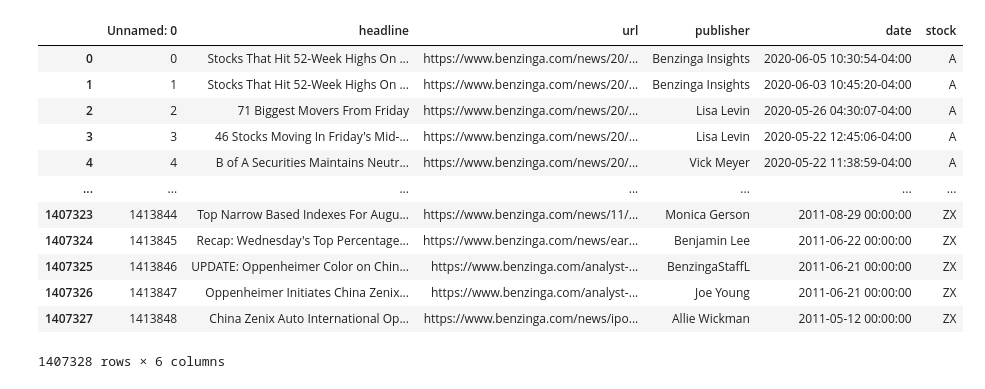
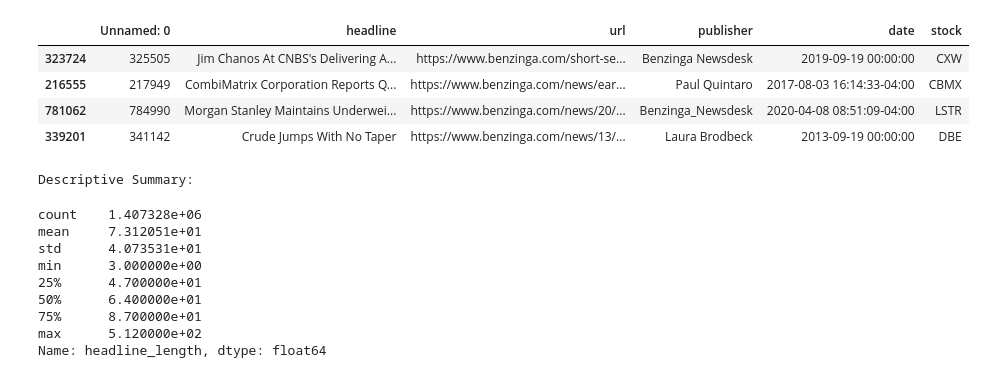
Before and after one commit to Ephrem0001/Financial-News-and-Stock-Price-Integration, a Jupyter notebook: notebooks/raw_analyst_ratings.ipynb, the cells around one changed output. Drawn from its saved outputs; the diff is of its cells as text; code cells hidden in the pictures.

```diff
--- a/notebooks/raw_analyst_ratings.ipynb
+++ b/notebooks/raw_analyst_ratings.ipynb
@@ -50,17 +16,24 @@ import seaborn as sns
 # %%
-df = pd.read_csv(r'C:\Users\ephre\Documents\Financial News and Stock Price Integration\data\raw_analyst_ratings.csv\raw_analyst_ratings.csv')
-df
+df = pd.read_csv(r'C:\Users\ephre\Documents\Financial News and Stock Price Integration\data\raw_analyst_ratings.csv\raw_analyst_ratings.csv', parse_dates=['date'])
+df.sample(4)
 # %% [output]
 |  | Unnamed: 0 | headline | url | publisher | date | stock |
-| 0 | 0 | Stocks That Hit 52-Week Highs On ... | https://www.benzinga.com/news/20/... | Benzinga Insights | 2020-06-05 10:30:54-04:00 | A |
-| 1 | 1 | Stocks That Hit 52-Week Highs On ... | https://www.benzinga.com/news/20/... | Benzinga Insights | 2020-06-03 10:45:20-04:00 | A |
-| 2 | 2 | 71 Biggest Movers From Friday | https://www.benzinga.com/news/20/... | Lisa Levin | 2020-05-26 04:30:07-04:00 | A |
-| 3 | 3 | 46 Stocks Moving In Friday's Mid-... | https://www.benzinga.com/news/20/... | Lisa Levin | 2020-05-22 12:45:06-04:00 | A |
-| 4 | 4 | B of A Securities Maintains Neutr... | https://www.benzinga.com/news/20/... | Vick Meyer | 2020-05-22 11:38:59-04:00 | A |
-| ... | ... | ... | ... | ... | ... | ... |
-| 1407323 | 1413844 | Top Narrow Based Indexes For Augu... | https://www.benzinga.com/news/11/... | Monica Gerson | 2011-08-29 00:00:00 | ZX |
-| 1407324 | 1413845 | Recap: Wednesday's Top Percentage... | https://www.benzinga.com/news/ear... | Benjamin Lee | 2011-06-22 00:00:00 | ZX |
-| 1407325 | 1413846 | UPDATE: Oppenheimer Color on Chin... | https://www.benzinga.com/analyst-... | BenzingaStaffL | 2011-06-21 00:00:00 | ZX |
-| 1407326 | 1413847 | Oppenheimer Initiates China Zenix... | https://www.benzinga.com/analyst-... | Joe Young | 2011-06-21 00:00:00 | ZX |
-| 1407327 | 1413848 | China Zenix Auto International Op... | https://www.benzinga.com/news/ipo... | Allie Wickman | 2011-05-12 00:00:00 | ZX |
+| 323724 | 325505 | Jim Chanos At CNBS's Delivering A... | https://www.benzinga.com/short-se... | Benzinga Newsdesk | 2019-09-19 00:00:00 | CXW |
+| 216555 | 217949 | CombiMatrix Corporation Reports Q... | https://www.benzinga.com/news/ear... | Paul Quintaro | 2017-08-03 16:14:33-04:00 | CBMX |
+| 781062 | 784990 | Morgan Stanley Maintains Underwei... | https://www.benzinga.com/news/20/... | Benzinga_Newsdesk | 2020-04-08 08:51:09-04:00 | LSTR |
+| 339201 | 341142 | Crude Jumps With No Taper | https://www.benzinga.com/news/13/... | Laura Brodbeck | 2013-09-19 00:00:00 | DBE |
-1407328 rows × 6 columns
+# %%
+df["headline_length"] = df["headline"].apply(len)
+print("\nDescriptive Summary:")
+df['headline_length'].describe()
+# %% [output]
+Descriptive Summary:
+count    1.407328e+06
+mean     7.312051e+01
+std      4.073531e+01
+min      3.000000e+00
+25%      4.700000e+01
+50%      6.400000e+01
+75%      8.700000e+01
+max      5.120000e+02
+Name: headline_length, dtype: float64
```
Also changed, not shown: parts of 19 cells of this notebook.
